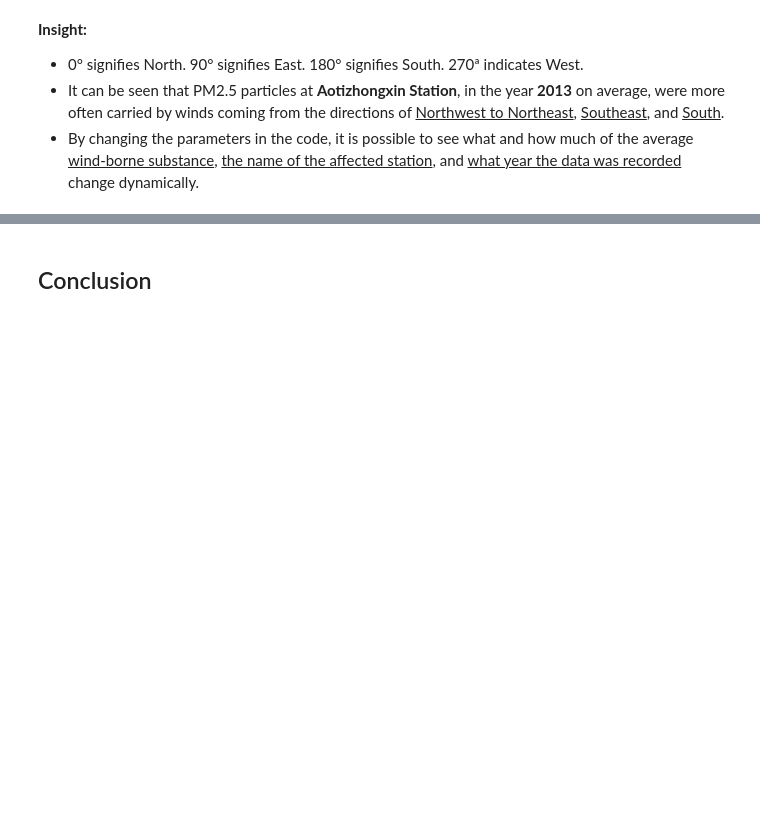
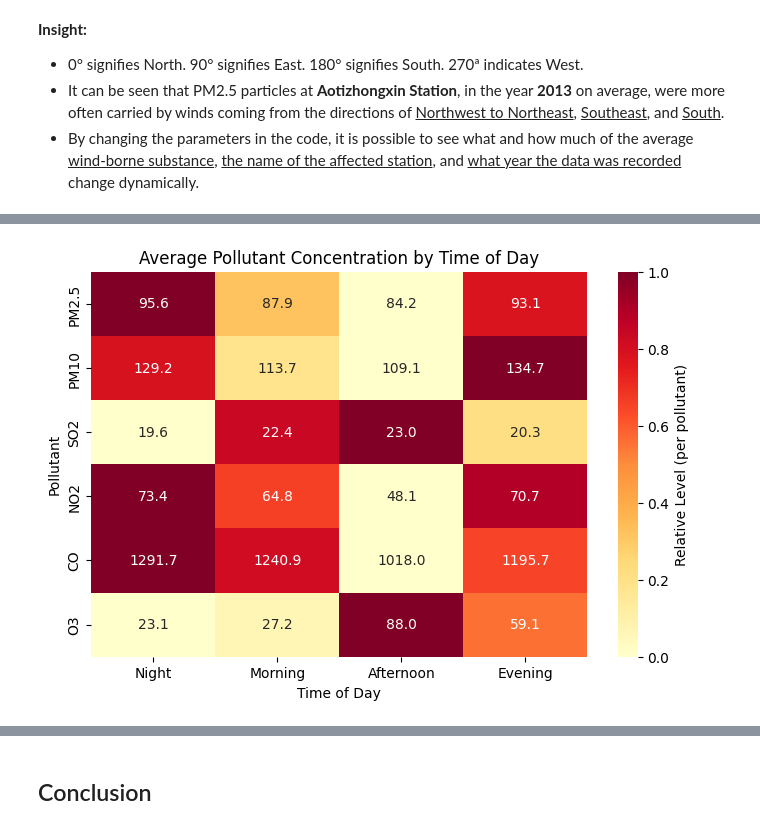
Before and after one commit to hfzdzakii/Dicoding-AirQualityAnalysisData, a Jupyter notebook: Project_Data_Analysis.ipynb, the cells around one changed output, grey strips where cells are left out. Cells and saved outputs as stored; diff of their text form; code cells hidden in the pictures; blank space fills up the shorter version.

```diff
--- a/Project_Data_Analysis.ipynb
+++ b/Project_Data_Analysis.ipynb
@@ -370,0 +392,9 @@ plt.show()
+# %%
+# Hours binning
+# Night: 0-5; Morning: 6-11; Afternoon: 12-17; Evening: 18-23
+
+bins = [-1, 5, 11, 17, 23]
+labels = ['Night', 'Morning', 'Afternoon', 'Evening']
+
+clean_df['time_of_day'] = pd.cut(clean_df['hour'], bins=bins, labels=labels)
+clean_df[['hour', 'time_of_day']].sample(10)
@@ -370,0 +419,11 @@ plt.show()
+# %%
+group_df = clean_df.groupby(by=['station','year', 'time_of_day']).agg({
+    'PM2.5' : 'mean',
+    'PM10' : 'mean',    # Using manual grouping method by station, year, and wind direction
+    'SO2' : 'mean',
+    'NO2' : 'mean',
+    'CO' : 'mean',
+    'O3' : 'mean'
+})
+res_df = group_df.loc[('Aotizhongxin',2014)] # For example, Aotizhongxin Station in year 2014
+res_df
@@ -370,0 +437,18 @@ plt.show()
+# %%
+df_T = res_df.T
+
+# Normalization per row for easier understanding visualization
+df_norm = df_T.sub(df_T.min(axis=1), axis=0)
+df_norm = df_norm.div(df_T.max(axis=1) - df_T.min(axis=1), axis=0)
+
+plt.figure(figsize=(8,5))
+sns.heatmap(df_norm,
+            annot=df_T, fmt=".1f", cmap="YlOrRd",
+            cbar_kws={'label': 'Relative Level (per pollutant)'})
+
+plt.title("Average Pollutant Concentration by Time of Day")
+plt.xlabel("Time of Day")
+plt.ylabel("Pollutant")
+plt.show()
+# %% [output]
+[figure, added]
```
Also changed, not shown: parts of 15 cells of this notebook.
